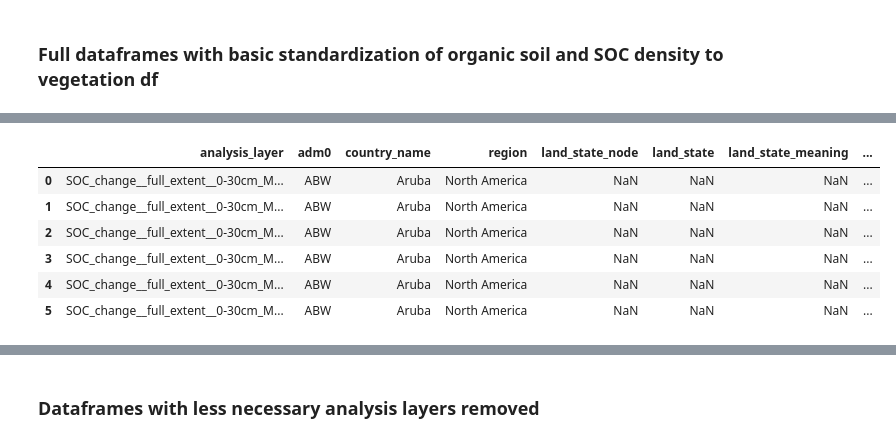
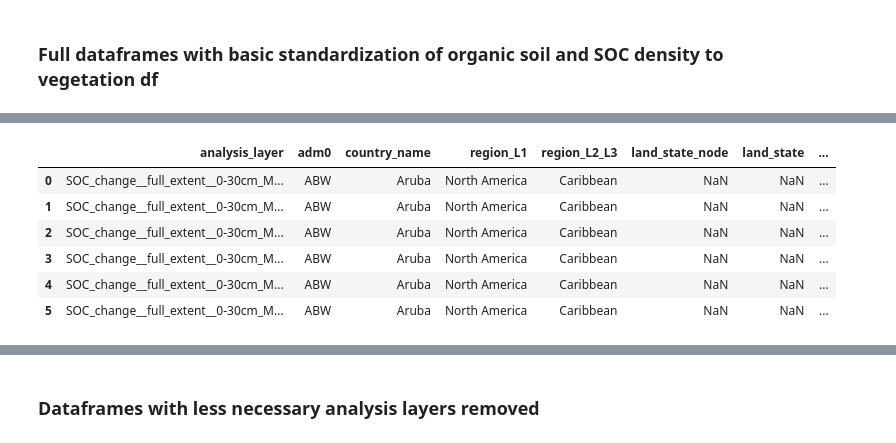
Before and after one commit to wri/AFOLU_GHG_flux_model, a Jupyter notebook: src/LULUCF/scripts/zonal_statistics/LULUCF_figures__veg105__SOC100__orgsoil100__20260512.ipynb, the cells around one changed output, grey strips where cells are left out. Cells and saved outputs as stored; diff of their text form; code cells hidden in the pictures.

```diff
--- a/src/LULUCF/scripts/zonal_statistics/LULUCF_figures__veg105__SOC100__orgsoil100__20260512.ipynb
+++ b/src/LULUCF/scripts/zonal_statistics/LULUCF_figures__veg105__SOC100__orgsoil100__20260512.ipynb
@@ -344,10 +387,10 @@ SOC_df_raw["WDPA_high_protection"] = "Other protection status"
 SOC_df_raw.loc[SOC_df_raw["WDPA_type"] == "NA", "WDPA_high_protection"] = "Not protected"
 SOC_df_raw.loc[SOC_df_raw["WDPA_type"].isin(["Cateogry Ia", "Category Ib", "Category II", "Category III"]), "WDPA_high_protection"] = "High protection"
 
-veg_df_raw['region_L1'] = veg_df_raw[cn.adm0_pattern].map(cn.iso_to_region_UN_geoscheme_L1)
-veg_df_raw['region_L2_L3'] = veg_df_raw[cn.adm0_pattern].map(cn.iso_to_region_UN_geoscheme_L2_L3)
-veg_df_raw['region_L1'] = veg_df_raw['region_L1'].fillna("Unassigned")
-veg_df_raw['region_L2_L3'] = veg_df_raw['region_L2_L3'].fillna("Unassigned")
+SOC_df_raw['region_L1'] = SOC_df_raw[cn.adm0_pattern].map(cn.iso_to_region_UN_geoscheme_L1)
+SOC_df_raw['region_L2_L3'] = SOC_df_raw[cn.adm0_pattern].map(cn.iso_to_region_UN_geoscheme_L2_L3)
+SOC_df_raw['region_L1'] = SOC_df_raw['region_L1'].fillna("Unassigned")
+SOC_df_raw['region_L2_L3'] = SOC_df_raw['region_L2_L3'].fillna("Unassigned")
 
 # Adds climate domain column
 SOC_df_raw = assign_climate_domain(SOC_df_raw)
@@ -437,10 +480,10 @@ Wall time: 8.52 s
-|  | analysis_layer | adm0 | country_name | region | land_state_node | land_state | land_state_meaning | ... |
-| 0 | SOC_change__full_extent__0-30cm_M... | ABW | Aruba | North America | NaN | NaN | NaN | ... |
-| 1 | SOC_change__full_extent__0-30cm_M... | ABW | Aruba | North America | NaN | NaN | NaN | ... |
-| 2 | SOC_change__full_extent__0-30cm_M... | ABW | Aruba | North America | NaN | NaN | NaN | ... |
-| 3 | SOC_change__full_extent__0-30cm_M... | ABW | Aruba | North America | NaN | NaN | NaN | ... |
-| 4 | SOC_change__full_extent__0-30cm_M... | ABW | Aruba | North America | NaN | NaN | NaN | ... |
-| 5 | SOC_change__full_extent__0-30cm_M... | ABW | Aruba | North America | NaN | NaN | NaN | ... |
+|  | analysis_layer | adm0 | country_name | region_L1 | region_L2_L3 | land_state_node | land_state | ... |
+| 0 | SOC_change__full_extent__0-30cm_M... | ABW | Aruba | North America | Caribbean | NaN | NaN | ... |
+| 1 | SOC_change__full_extent__0-30cm_M... | ABW | Aruba | North America | Caribbean | NaN | NaN | ... |
+| 2 | SOC_change__full_extent__0-30cm_M... | ABW | Aruba | North America | Caribbean | NaN | NaN | ... |
+| 3 | SOC_change__full_extent__0-30cm_M... | ABW | Aruba | North America | Caribbean | NaN | NaN | ... |
+| 4 | SOC_change__full_extent__0-30cm_M... | ABW | Aruba | North America | Caribbean | NaN | NaN | ... |
+| 5 | SOC_change__full_extent__0-30cm_M... | ABW | Aruba | North America | Caribbean | NaN | NaN | ... |
 # %%
 # # Makes a minimal table of SOC density and change by country and interval
 
```
Also changed, not shown: parts of 17 cells of this notebook, 3 other files.
